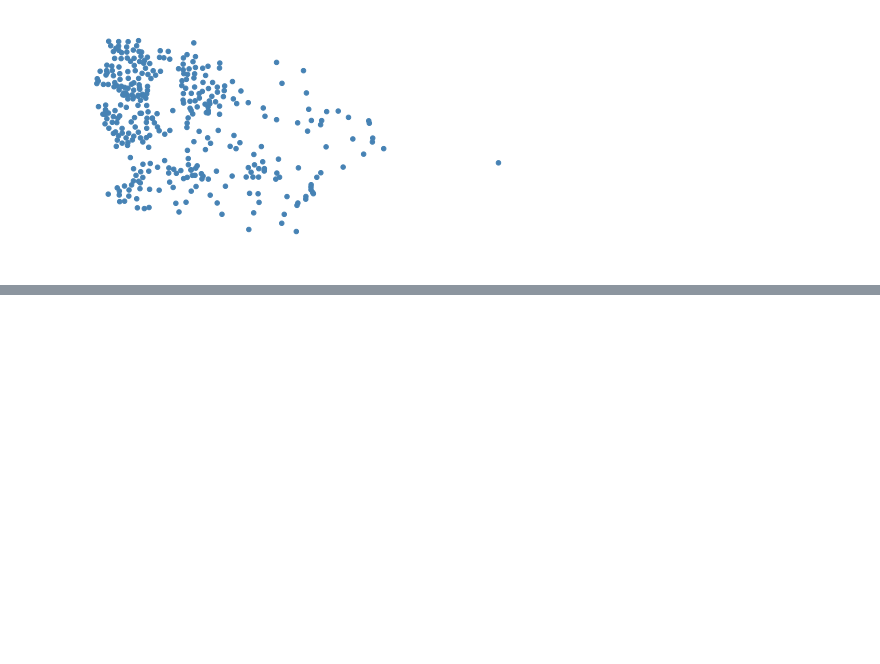
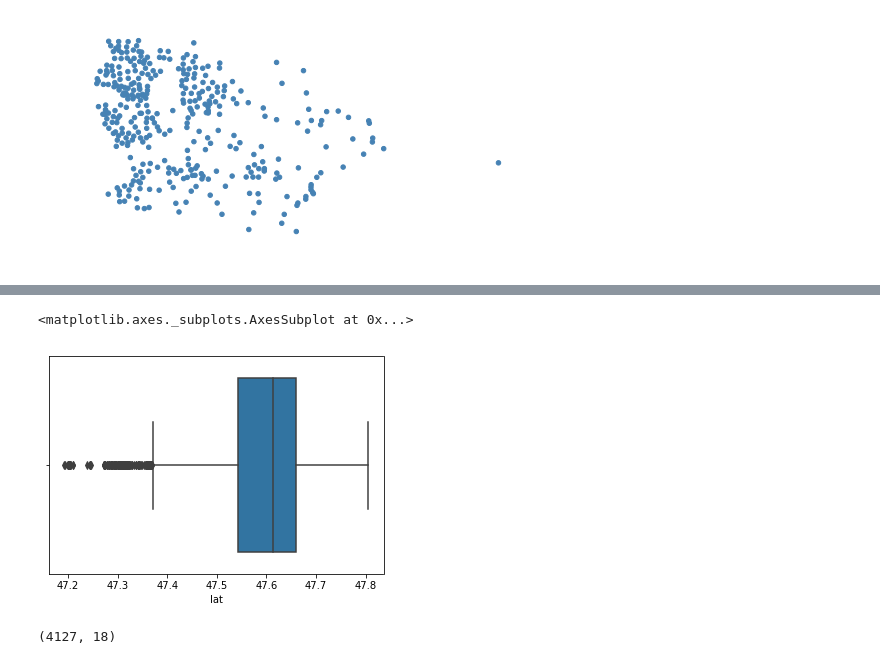
Before and after one commit to fleason/Coursera_Capstone, a Jupyter notebook: GeoPandas.ipynb, the cells around one changed output, grey strips where cells are left out. Drawn from its saved outputs; the diff is of its cells as text; code cells hidden in the pictures; blank space fills up the shorter version.

```diff
--- a/GeoPandas.ipynb
+++ b/GeoPandas.ipynb
@@ -156,0 +414,5 @@ WA_KING.head()
+# %%
+sns.boxplot(x=WA_gdf_1['lat'])
+# %% [output]
+<matplotlib.axes._subplots.AxesSubplot at 0x...>
+[figure, added]
@@ -156,0 +423,4 @@ WA_KING.head()
+# %%
+WA_gdf_1.shape
+# %% [output]
+(4127, 18)
```
Also changed, not shown: parts of 86 cells of this notebook.
